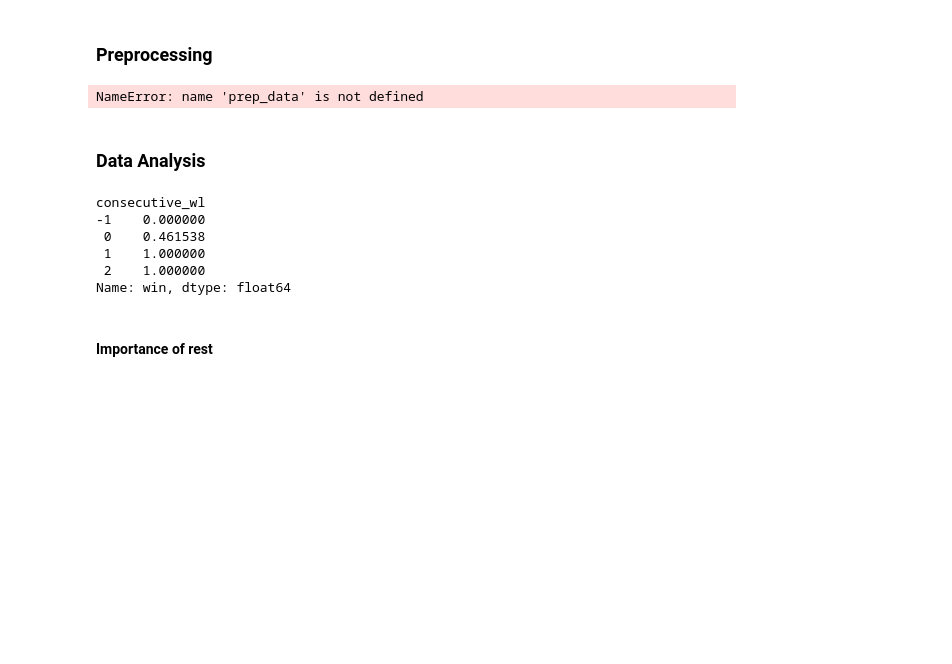
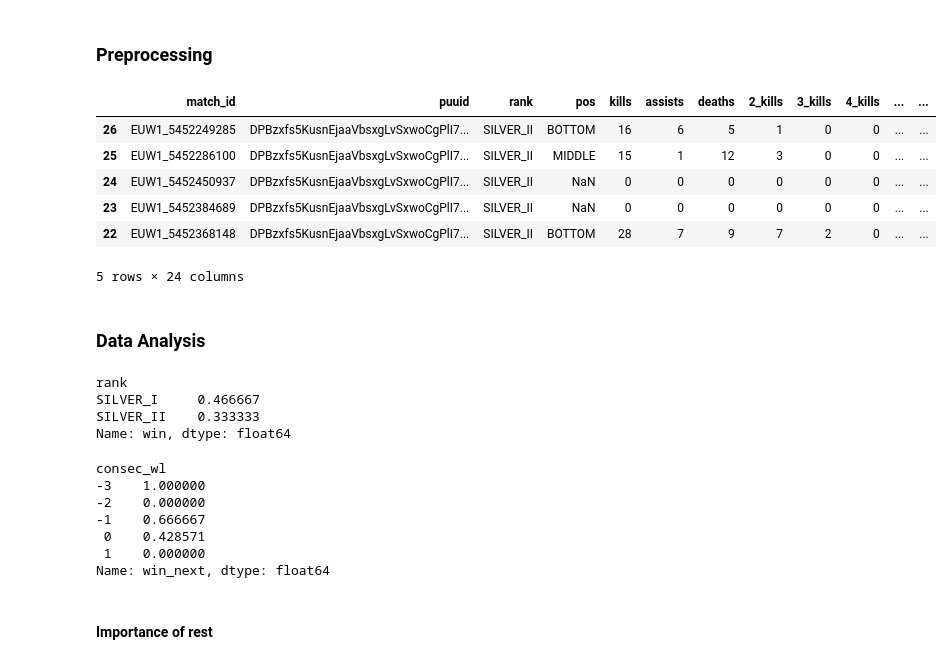
Before and after one commit to ryandamen/tilt, a Jupyter notebook: src/tilt.ipynb, the cells around one changed output. Drawn from its saved outputs; the diff is of its cells as text; code cells hidden in the pictures; blank space fills up the shorter version.

```diff
--- a/src/tilt.ipynb
+++ b/src/tilt.ipynb
@@ -421,17 +469,24 @@ get_summoner_data(regs=settings["regions"],
 ### Preprocessing
 # %%
 # TODO: if this gets to slow it might be smarter to consider storing the data as a pickle object instead of a csv file
+# TODO: or just add this to the data collection step but that feels a bit wrong
 # Read in the summoner data
-raw_sumo_data = data_dir / "summoner_data_raw.tsv"
-sumo_info = pd.read_csv(raw_sumo_data, sep = "\t")
+sumo_info_raw_loc = data_dir / "summoner_data_raw.tsv"
+sumo_info_raw = pd.read_csv(sumo_info_raw_loc, sep = "\t")
 
 # Preprocessing
 sumo_data_loc = out_dir / "prep_sumo_data.tsv"
-prep_data(sumo_info, sumo_data_loc)
+sumo_info = prep_data(sumo_info_raw, sumo_data_loc)
 
 sumo_info.head()
 # %% [output]
+|  | match_id | puuid | rank | pos | kills | assists | deaths | 2_kills | 3_kills | 4_kills | ... | ... |
+| 26 | EUW1_5452249285 | DPBzxfs5KusnEjaaVbsxgLvSxwoCgPlI7... | SILVER_II | BOTTOM | 16 | 6 | 5 | 1 | 0 | 0 | ... | ... |
+| 25 | EUW1_5452286100 | DPBzxfs5KusnEjaaVbsxgLvSxwoCgPlI7... | SILVER_II | MIDDLE | 15 | 1 | 12 | 3 | 0 | 0 | ... | ... |
+| 24 | EUW1_5452450937 | DPBzxfs5KusnEjaaVbsxgLvSxwoCgPlI7... | SILVER_II | NaN | 0 | 0 | 0 | 0 | 0 | 0 | ... | ... |
+| 23 | EUW1_5452384689 | DPBzxfs5KusnEjaaVbsxgLvSxwoCgPlI7... | SILVER_II | NaN | 0 | 0 | 0 | 0 | 0 | 0 | ... | ... |
+| 22 | EUW1_5452368148 | DPBzxfs5KusnEjaaVbsxgLvSxwoCgPlI7... | SILVER_II | BOTTOM | 28 | 7 | 9 | 7 | 2 | 0 | ... | ... |
-NameError: name 'prep_data' is not defined
+5 rows × 24 columns
 # %% [markdown]
 ### Data Analysis
 # %%
@@ -439,13 +494,11 @@ NameError: name 'prep_data' is not defined
 # Base lines
 
 # Win rate per rank
-sumo_info.groupby("rank")["win"].mean()
+print(sumo_info.groupby("rank")["win"].mean())
 
 # Win rate
-sumo_info.groupby('consecutive_wl')["win"].mean()
+sumo_info.groupby("consec_wl")["win_next"].mean()
 
-# Add streaks
-# sumo_info.groupby("rank")['win'].mean()
 
 
 # sumo_info[["win", "consecutive WL"]]
@@ -461,12 +514,17 @@ sumo_info.groupby('consecutive_wl')["win"].mean()
 #
 #
 # %% [output]
-consecutive_wl
--1    0.000000
- 0    0.461538
- 1    1.000000
- 2    1.000000
+rank
+SILVER_I     0.466667
+SILVER_II    0.333333
 Name: win, dtype: float64
+consec_wl
+-3    1.000000
+-2    0.000000
+-1    0.666667
+ 0    0.428571
+ 1    0.000000
+Name: win_next, dtype: float64
 # %% [markdown]
 #### Importance of rest
 # %%
```
Also changed, not shown: parts of 6 cells of this notebook.
